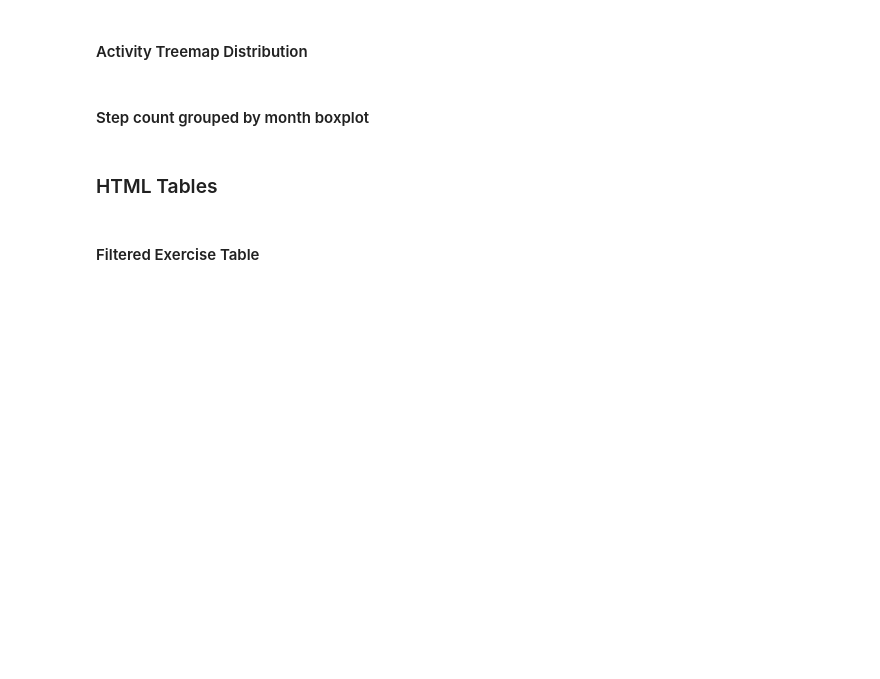
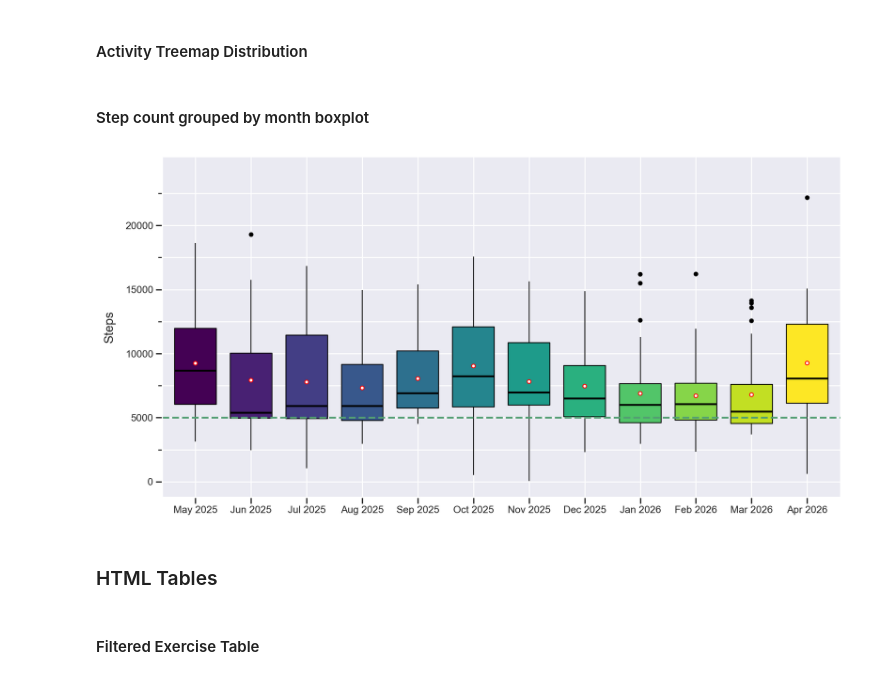
Before and after one commit to Ryan-Iacovone/Habit-Tracker-Website, a Jupyter notebook: QA_Env.ipynb, the cells around one changed output. Saved outputs shown, nothing was run; the diff lists cells and outputs as text; code cells hidden in the pictures; blank space fills up the shorter version.

```diff
--- a/QA_Env.ipynb
+++ b/QA_Env.ipynb
@@ -1236,35 +1251,42 @@ apple_steps['month'] = apple_steps['date'].dt.strftime('%b %Y') # Need .dt for s
 month_order = apple_steps.sort_values('month_date')['month'].unique()
 apple_steps['month'] = pd.Categorical(apple_steps['month'], categories=month_order, ordered=True)
 
+# Dynamically calculating y axis max with some cushion room for labels
+step_cush = 2000
+
+step_y_max = int(apple_steps["value"].max() + step_cush)
+
 # apple_steps = gen_steps_month_df(l_1_y)
 # %%
 ############### Step count grouped by month ###############
 #steps_day = gen_steps_month_df(l_1_y)
 
 #def Steps_Boxplot():
 plot = (
     ggplot(apple_steps, aes(x='month', y='value', fill='month')) +
 
     geom_boxplot(color="black") +
     stat_summary(fun_data="mean_cl_boot", geom = "point", fill = "white", color = "red") +
 
     geom_hline(yintercept=5000, color="#549f74", linetype='dashed', size=1) + # Step goal
 
-    labs(title="Daily Steps Grouped by Month",
+    labs(title="",
         x="",
         y="Steps") +
 
-    scale_y_continuous(breaks = range(0, 32500, 5000),
-                    minor_breaks=range(0, 32500, 2500),  # Can't do minor ticks 2.5 because int not float :(
-                    limits = [0, 30000]) +
+    scale_y_continuous(breaks = range(0, step_y_max , 5000),
+                    minor_breaks=range(0, step_y_max , 2500),  # Can't do minor ticks 2.5 because int not float :(
+                    limits = [0, step_y_max]) +
 
     theme_seaborn() +
 
     theme(axis_text_x=element_text(),
         figure_size=(10, 5),
-        legend_position=element_blank(),
-        panel_grid_minor_y = element_line(color = "White", linetype = "dotted")))
+        legend_position='none',
+        panel_grid_minor_y = element_line(color = "White", linetype = "solid")))
 plot
+# %% [output]
+[figure, added]
 # %% [markdown]
 ### HTML Tables
 # %% [markdown]
```
Also changed, not shown: parts of 10 cells of this notebook, 15 other files.
